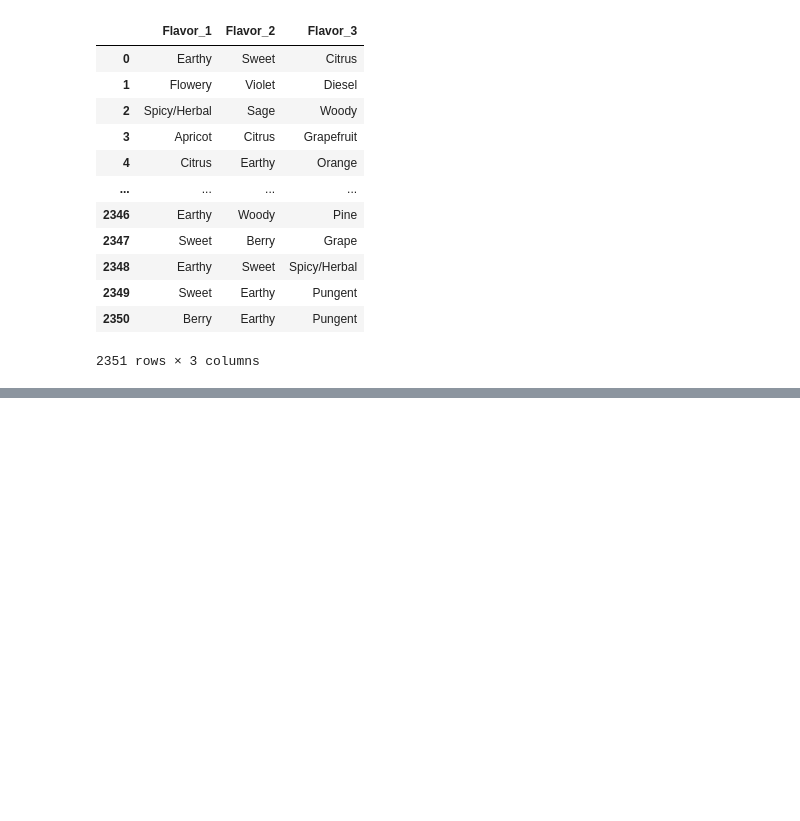
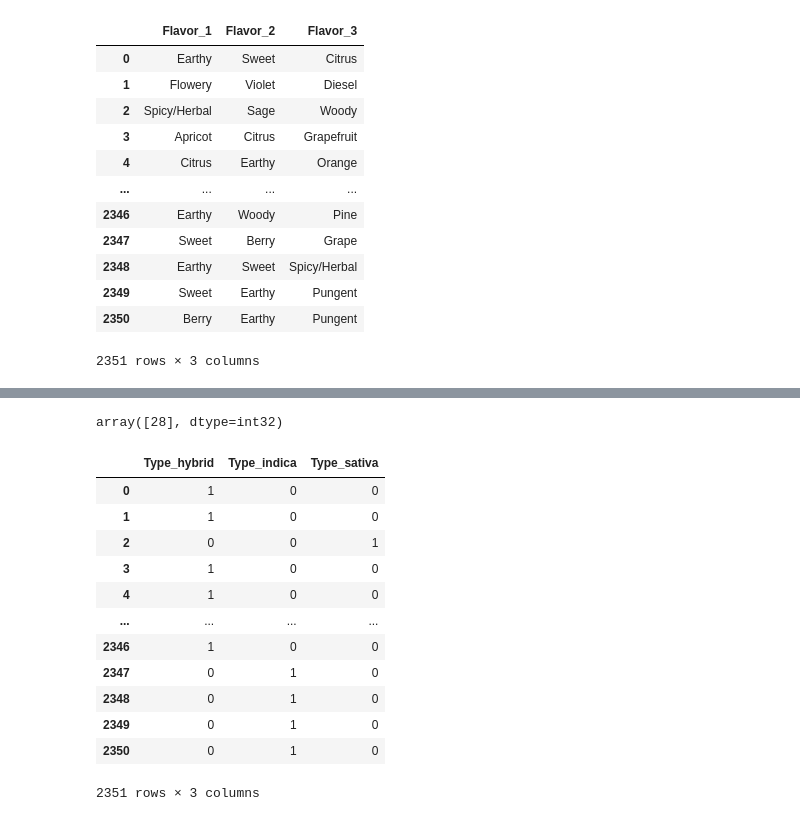
Before and after one commit to WhyseRabbit/med-cabinet-ds, a Jupyter notebook: data/autoencoder.ipynb, the cells around one changed output, grey strips where cells are left out. Saved outputs shown, nothing was run; the diff lists cells and outputs as text; code cells hidden in the pictures; blank space fills up the shorter version.

```diff
--- a/data/Split_data.ipynb
+++ b/data/autoencoder.ipynb
@@ -209,0 +383,43 @@ ValueError: could not convert string to float: 'Happy'
+# %%
+from sklearn.cluster import KMeans
+import matplotlib.pyplot as plt
+from scipy.spatial.distance import cdist
+
+
+# Suppose a customer smoked the 100-Og cannabis and like it. So, I took the features of 100-Og and predicted the recommendations.
+test_values = [ 4.,  1.,  0.,  0., -3.,  3.,  0., -2.,  3., -2., -2.,  0.,  0.,
+       -1.,  3., -2.,  1.,  3.,  3.,  1.,  0.,  0.,  0.,  1.,  0.,  0.,
+        1.,  0., -1.,  0., -1.,  0.,  0.,  0.,  0.,  0.,  0., -1.,  1.,
+        0., -2.,  1.,  0.,  0.,  1.,  0.,  0.,  0., -2.]
+
+
+kmeans = KMeans(n_jobs = -1, n_clusters = 30, init='k-means++', max_iter=500)
+model = kmeans.fit(new_data)
+test_values = np.array(test_values)
+test_values = np.reshape(test_values, (1, -1))
+model.predict(test_values)
+# %% [output]
+array([28], dtype=int32)
+# %%
+# Dataset
+categories = ['Type_hybrid',
+              'Type_indica',
+              'Type_sativa']
+#Load train data
+train_values = new_data[categories]
+
+train_values
+# %% [output]
+|  | Type_hybrid | Type_indica | Type_sativa |
+| 0 | 1 | 0 | 0 |
+| 1 | 1 | 0 | 0 |
+| 2 | 0 | 0 | 1 |
+| 3 | 1 | 0 | 0 |
+| 4 | 1 | 0 | 0 |
+| ... | ... | ... | ... |
+| 2346 | 1 | 0 | 0 |
+| 2347 | 0 | 1 | 0 |
+| 2348 | 0 | 1 | 0 |
+| 2349 | 0 | 1 | 0 |
+| 2350 | 0 | 1 | 0 |
+2351 rows × 3 columns
```
Also changed, not shown: parts of 32 cells of this notebook, 7 other files.
